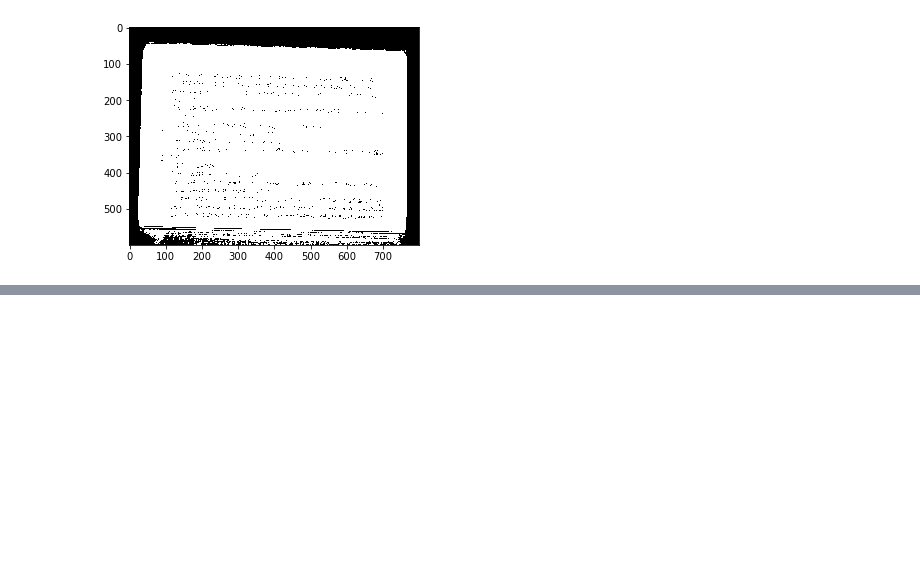
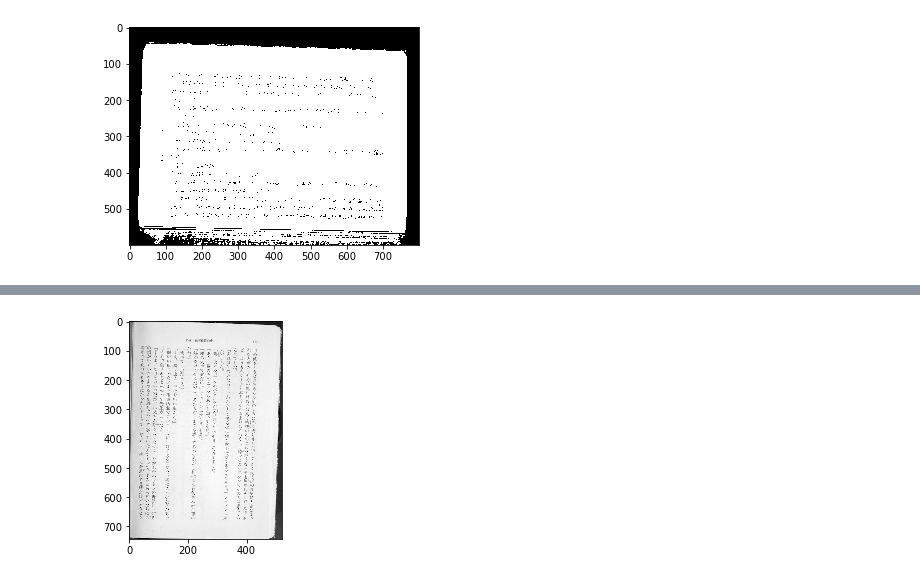
Before and after one commit to c-c-c-c/matsu_lab, a Jupyter notebook: book_orc/book_ocr.ipynb, the cells around one changed output, grey strips where cells are left out. Saved outputs shown, nothing was run; the diff lists cells and outputs as text; code cells hidden in the pictures; blank space fills up the shorter version.

```diff
--- a/book_orc/book_ocr.ipynb
+++ b/book_orc/book_ocr.ipynb
@@ -74,0 +80,2 @@ h 522
+# %%
+rct_rtt_img = cv2.rotate(rct_img, cv2.ROTATE_90_CLOCKWISE)
@@ -105,2 +109,9 @@ IndexError: index 3 is out of bounds for axis 0 with size 2
+# %%
+# 矩形回転
+im4p = cv2.cvtColor(rct_rtt_img, cv2.COLOR_BGR2RGB)
+plt.imshow(im4p)
+plt.show()
+# %% [output]
+[figure, added]
 # %%
 contours
```
Also changed, not shown: parts of 22 cells of this notebook.
